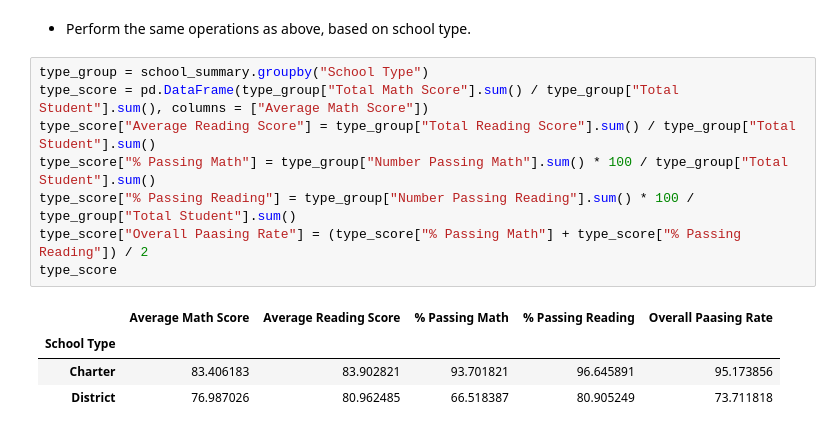
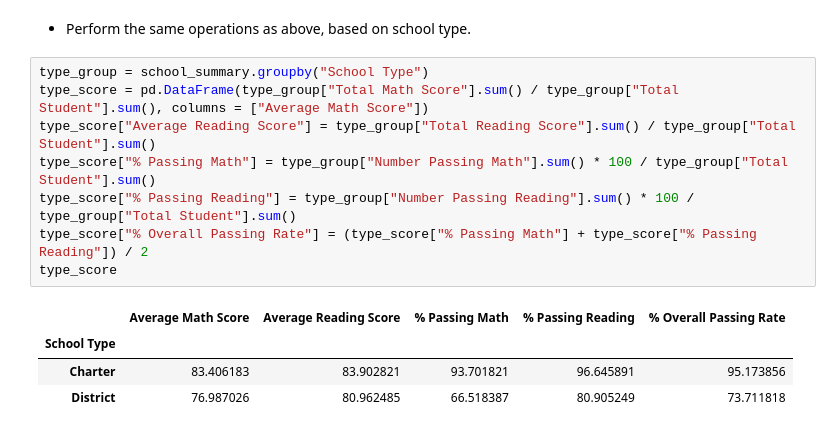
Before and after one commit to land-edi/python-challenge, a Jupyter notebook: Pandas/PyCitySchools_starter/PyCitySchools_starter.ipynb, the cells around one changed output. Cells and saved outputs as stored; diff of their text form.

```diff
--- a/Pandas/PyCitySchools_starter/PyCitySchools_starter.ipynb
+++ b/Pandas/PyCitySchools_starter/PyCitySchools_starter.ipynb
@@ -310,13 +310,13 @@ size_range
 # %%
 type_group = school_summary.groupby("School Type")
 type_score = pd.DataFrame(type_group["Total Math Score"].sum() / type_group["Total Student"].sum(), columns = ["Average Math Score"])
 type_score["Average Reading Score"] = type_group["Total Reading Score"].sum() / type_group["Total Student"].sum()
 type_score["% Passing Math"] = type_group["Number Passing Math"].sum() * 100 / type_group["Total Student"].sum()
 type_score["% Passing Reading"] = type_group["Number Passing Reading"].sum() * 100 / type_group["Total Student"].sum()
-type_score["Overall Paasing Rate"] = (type_score["% Passing Math"] + type_score["% Passing Reading"]) / 2
+type_score["% Overall Passing Rate"] = (type_score["% Passing Math"] + type_score["% Passing Reading"]) / 2
 type_score
 # %% [output]
-|  | Average Math Score | Average Reading Score | % Passing Math | % Passing Reading | Overall Paasing Rate |
+|  | Average Math Score | Average Reading Score | % Passing Math | % Passing Reading | % Overall Passing Rate |
 | School Type |  |  |  |  |  |
 | Charter | 83.406183 | 83.902821 | 93.701821 | 96.645891 | 95.173856 |
 | District | 76.987026 | 80.962485 | 66.518387 | 80.905249 | 73.711818 |
```
Also changed, not shown: parts of 2 cells of this notebook.
